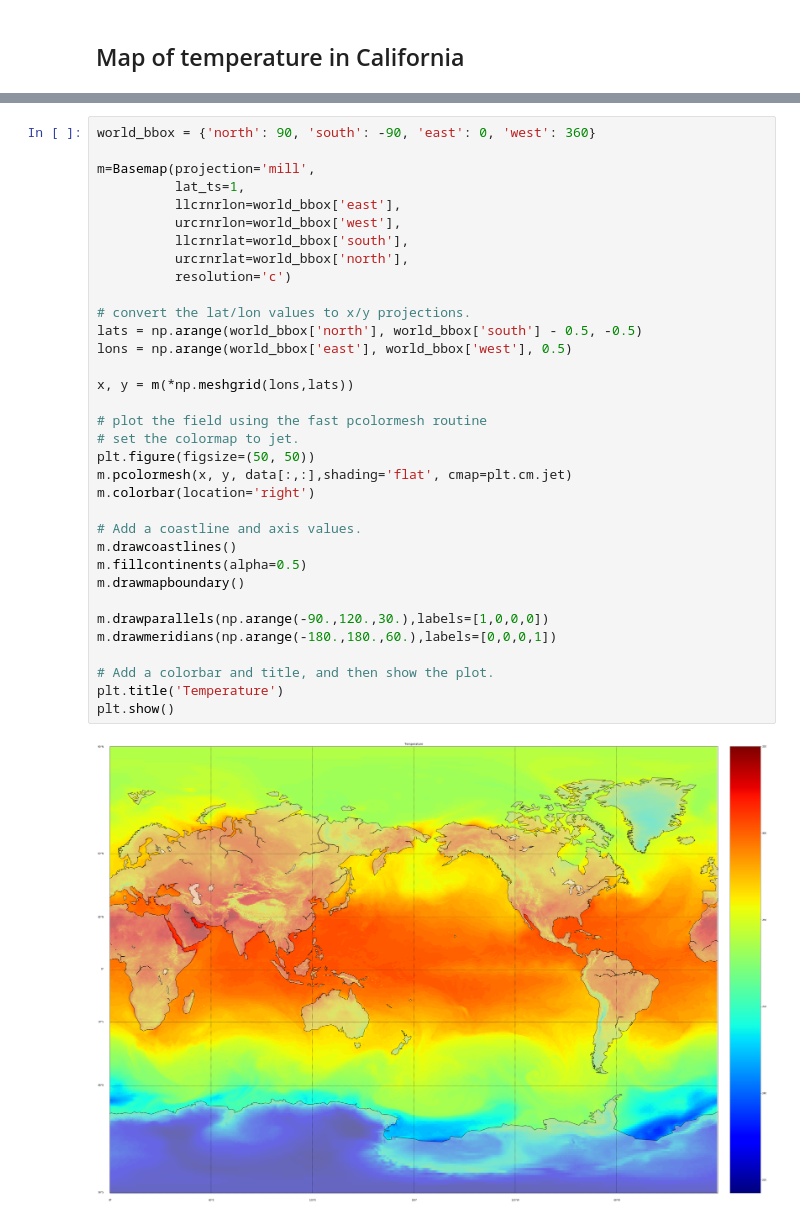
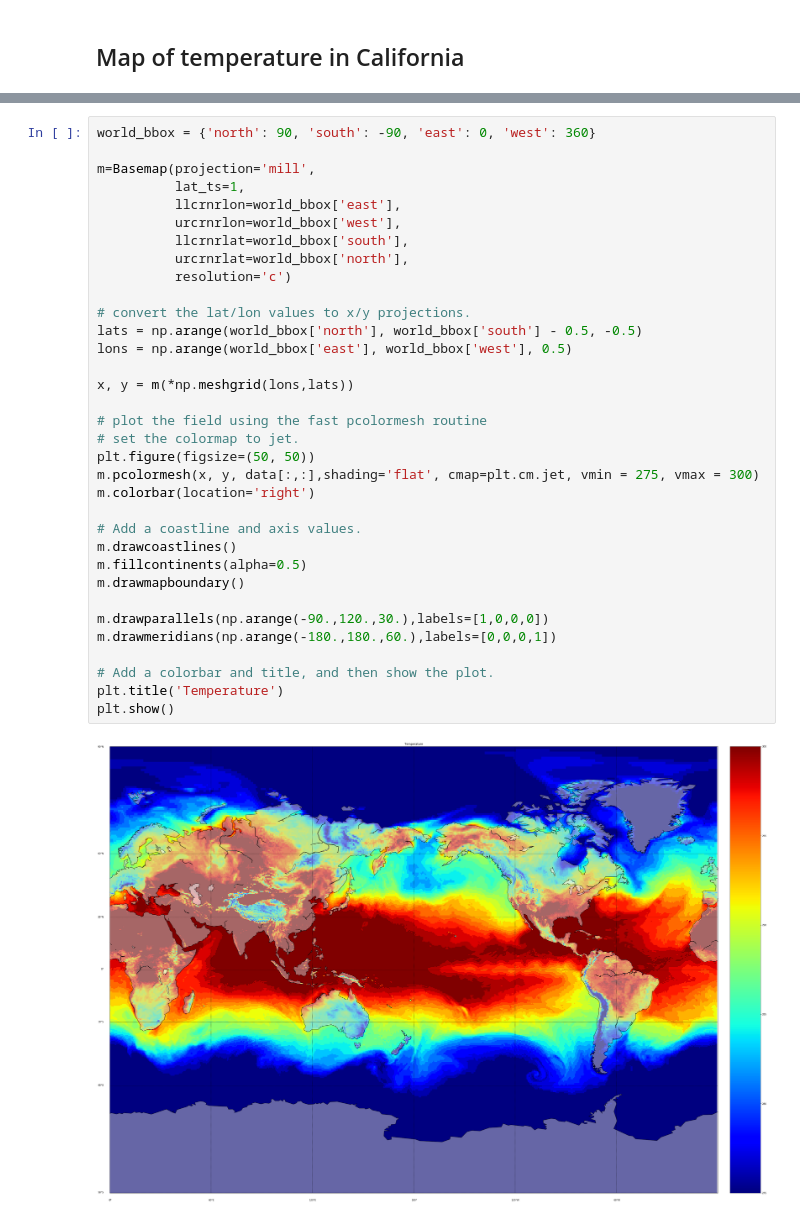
Before and after one commit to johmathe/baroque_octopus, a Jupyter notebook: cali_weather.ipynb, the cells around one changed output, grey strips where cells are left out. Drawn from its saved outputs; the diff is of its cells as text.

```diff
--- a/cali_weather.ipynb
+++ b/cali_weather.ipynb
@@ -77,32 +79,32 @@ m=Basemap(projection='mill',
           lat_ts=1,
           llcrnrlon=world_bbox['east'],
           urcrnrlon=world_bbox['west'],
           llcrnrlat=world_bbox['south'],
           urcrnrlat=world_bbox['north'],
           resolution='c')
 
 # convert the lat/lon values to x/y projections.
 lats = np.arange(world_bbox['north'], world_bbox['south'] - 0.5, -0.5)
 lons = np.arange(world_bbox['east'], world_bbox['west'], 0.5)
 
 x, y = m(*np.meshgrid(lons,lats))
 
 # plot the field using the fast pcolormesh routine
 # set the colormap to jet.
 plt.figure(figsize=(50, 50))
-m.pcolormesh(x, y, data[:,:],shading='flat', cmap=plt.cm.jet)
+m.pcolormesh(x, y, data[:,:],shading='flat', cmap=plt.cm.jet, vmin = 275, vmax = 300)
 m.colorbar(location='right')
 
 # Add a coastline and axis values.
 m.drawcoastlines()
 m.fillcontinents(alpha=0.5)
 m.drawmapboundary()
 
 m.drawparallels(np.arange(-90.,120.,30.),labels=[1,0,0,0])
 m.drawmeridians(np.arange(-180.,180.,60.),labels=[0,0,0,1])
 
 # Add a colorbar and title, and then show the plot.
 plt.title('Temperature')
 plt.show()
 # %% [output]
-[figure, old version]
+[figure, new version]
```
Also changed, not shown: parts of 1 cell of this notebook, 2 other files.
